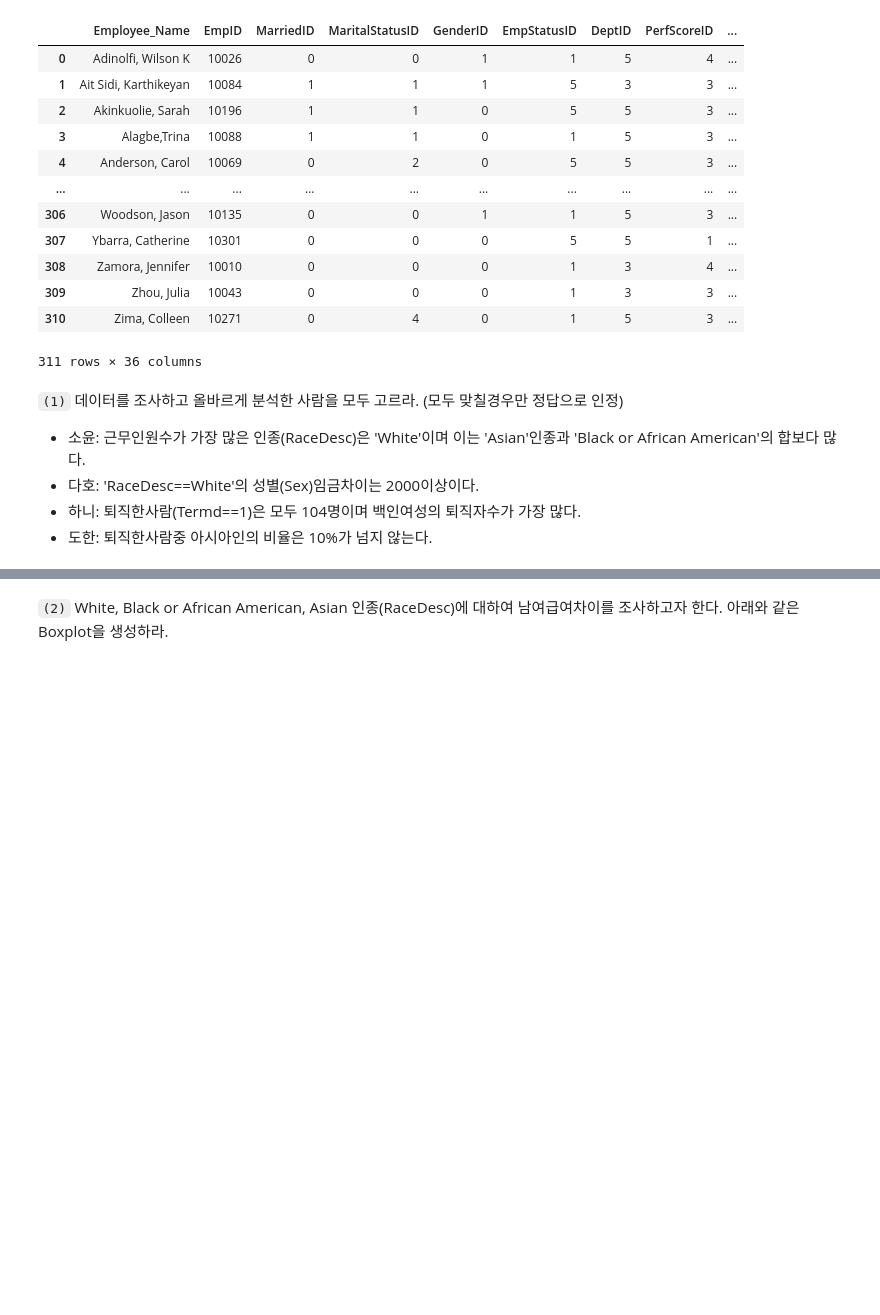
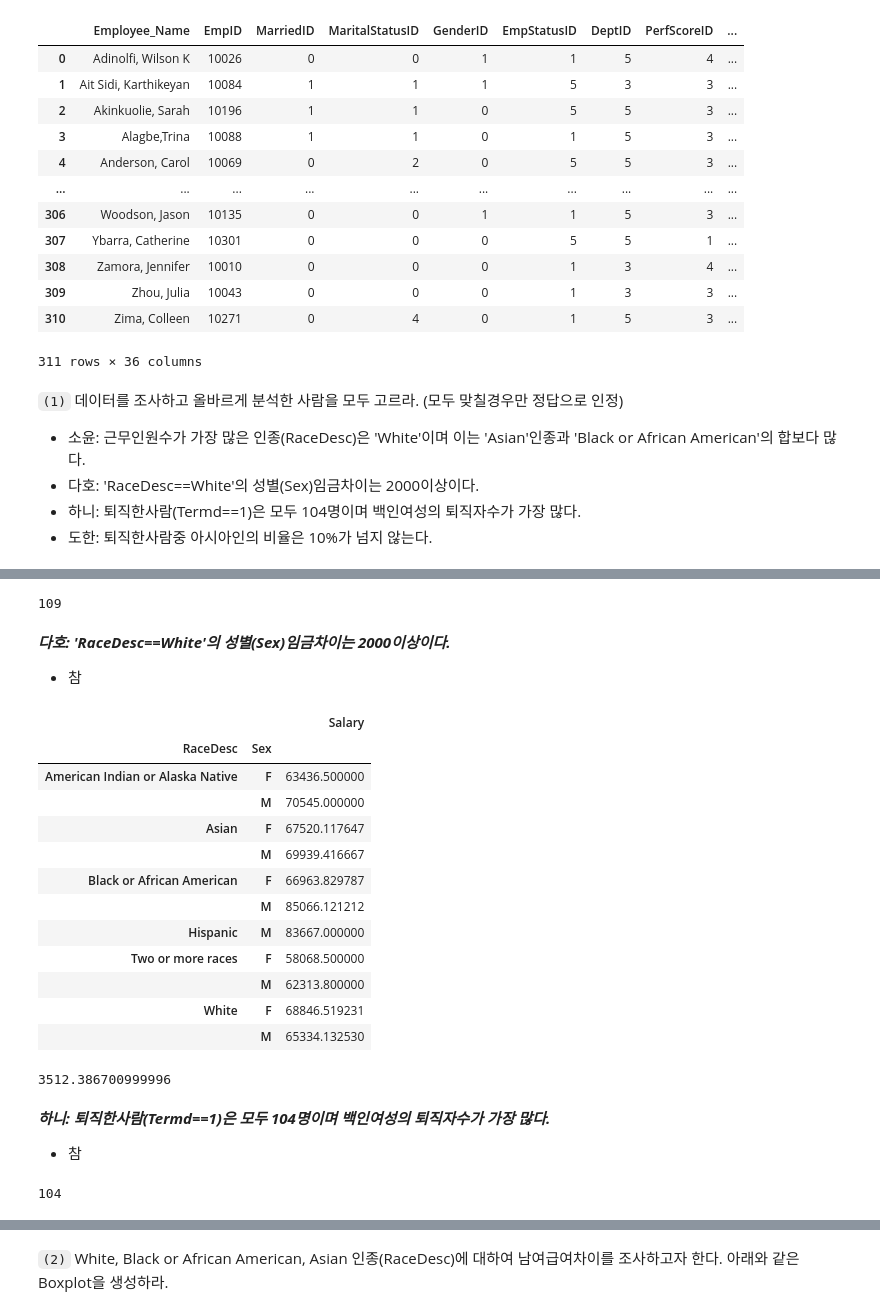
Before and after one commit to guebin/DV2022_backup, a Jupyter notebook: _notebooks/2022-10-30-데이터시각화2022-중간고사.ipynb, the cells around one changed output, grey strips where cells are left out. Cells and saved outputs as stored; diff of their text form; code cells hidden in the pictures; blank space fills up the shorter version.

```diff
--- a/_notebooks/2022-10-30-데이터시각화2022-중간고사.ipynb
+++ b/_notebooks/2022-10-30-데이터시각화2022-중간고사.ipynb
@@ -271,0 +398,35 @@ df
+# %%
+29+80
+# %% [output]
+109
+# %% [markdown]
+***다호: 'RaceDesc==White'의 성별(Sex)임금차이는 2000이상이다.***
+- 참
+# %%
+df.groupby(by=['RaceDesc','Sex']).agg({'Salary':np.mean})
+# %% [output]
+|  |  | Salary |
+| RaceDesc | Sex |  |
+| American Indian or Alaska Native | F | 63436.500000 |
+|  | M | 70545.000000 |
+| Asian | F | 67520.117647 |
+|  | M | 69939.416667 |
+| Black or African American | F | 66963.829787 |
+|  | M | 85066.121212 |
+| Hispanic | M | 83667.000000 |
+| Two or more races | F | 58068.500000 |
+|  | M | 62313.800000 |
+| White | F | 68846.519231 |
+|  | M | 65334.132530 |
+# %%
+68846.519231 - 65334.132530
+# %% [output]
+3512.386700999996
+# %% [markdown]
+***하니: 퇴직한사람(Termd==1)은 모두 104명이며 백인여성의 퇴직자수가 가장 많다.***
+
+- 참
+# %%
+(df.Termd==1).sum()
+# %% [output]
+104
```
Also changed, not shown: parts of 30 cells of this notebook.
